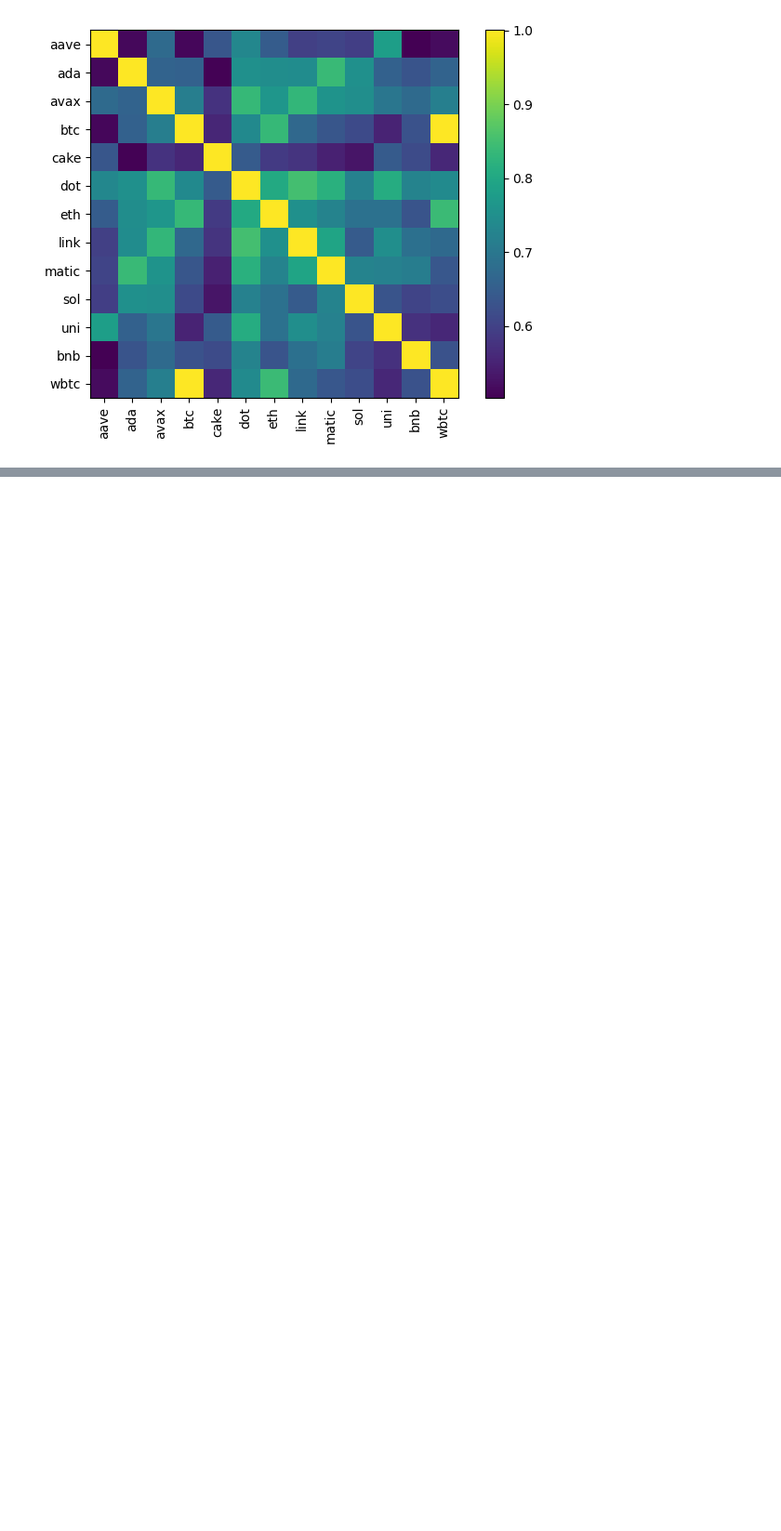
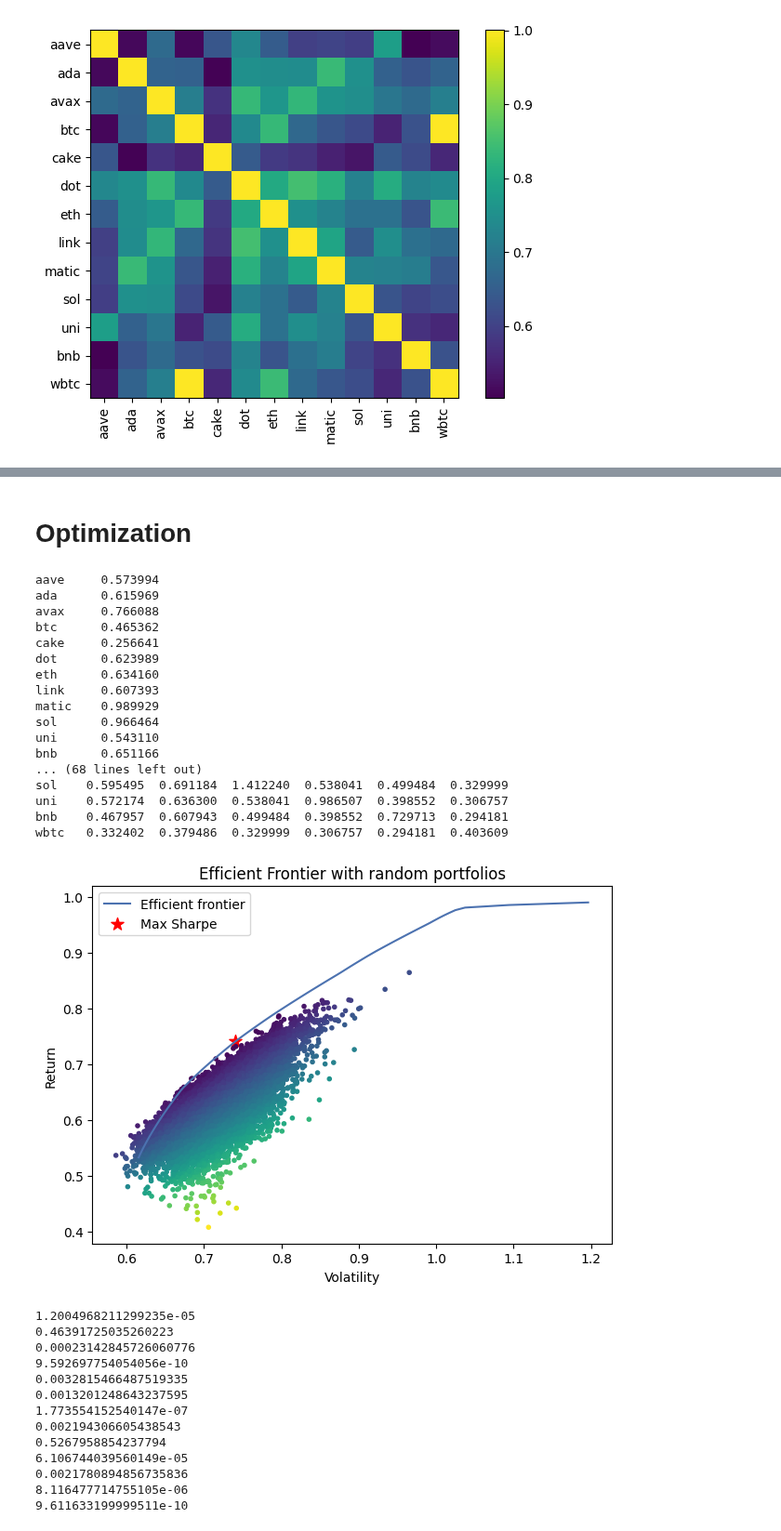
Before and after one commit to arguiot/portfolio, a Jupyter notebook: portfolio.ipynb, the cells around one changed output, grey strips where cells are left out. Shown at 93% size. Saved outputs shown, nothing was run; the diff lists cells and outputs as text; code cells hidden in the pictures; blank space fills up the shorter version.

Commit message:
Portfolio comparison

```diff
--- a/portfolio.ipynb
+++ b/portfolio.ipynb
@@ -32,0 +11,13 @@ Low risk tickers: 8
+# %%
+asset_list = get_tickers()
+_df = get_historical_prices_for_assets(asset_list['high_risk_tickers'], time_range=timedelta(days=365 * 3), interested_columns=["ReferenceRate", "CapMrktEstUSD"])
+
+# Filter out all columns containing `_` in their name
+df = _df.loc[:, ~_df.columns.str.contains("_")]
+
+# Get all the market caps
+mcaps = _df.loc[:, _df.columns.str.contains("CapMrktEstUSD")]
+mcaps.columns = mcaps.columns.str.replace("_CapMrktEstUSD", "")
+mcaps.replace(np.nan, 0, inplace=True)
+# Print comprehensive statistical summary
+df
@@ -161,0 +94,58 @@ dtype: float64
+# %% [markdown]
+Optimization
+================
+# %%
+from portfolio_optimization.optimization.hrp import HRPOptimization
+from portfolio_optimization.optimization.markowitz import Markowitz
+from portfolio_optimization.optimization.black_litterman import BlackLitterman
+from portfolio_optimization.optimization.heuristic import RiskParity, Heuristic
+
+hrp = HRPOptimization(df, rets=rets)
+hrp_weights = hrp.get_weights()
+
+markowitz = Markowitz(df)
+markowitz_weights = markowitz.get_weights()
+
+last_mcaps = mcaps.iloc[-2]
+
+bl = BlackLitterman(df, mcaps=last_mcaps)
+bl_weights = bl.get_weights()
+bl.plot_frontier()
+
+rp = RiskParity(df)
+rp_weights = rp.get_weights()
+
+heuristic = Heuristic(df)
+heuristic_weights = heuristic.get_weights()
+# %% [output]
+aave     0.573994
+ada      0.615969
+avax     0.766088
+btc      0.465362
+cake     0.256641
+dot      0.623989
+eth      0.634160
+link     0.607393
+matic    0.989929
+sol      0.966464
+uni      0.543110
+bnb      0.651166
+... (68 lines left out)
+sol    0.595495  0.691184  1.412240  0.538041  0.499484  0.329999
+uni    0.572174  0.636300  0.538041  0.986507  0.398552  0.306757
+bnb    0.467957  0.607943  0.499484  0.398552  0.729713  0.294181
+wbtc   0.332402  0.379486  0.329999  0.306757  0.294181  0.403609
+[figure, added]
+1.2004968211299235e-05
+0.46391725035260223
+0.00023142845726060776
+9.592697754054056e-10
+0.0032815466487519335
+0.0013201248643237595
+1.773554152540147e-07
+0.002194306605438543
+0.5267958854237794
+6.106744039560149e-05
+0.0021780894856735836
+8.116477714755105e-06
+9.611633199999511e-10
```
Also changed, not shown: parts of 15 cells of this notebook, 8 other files.
